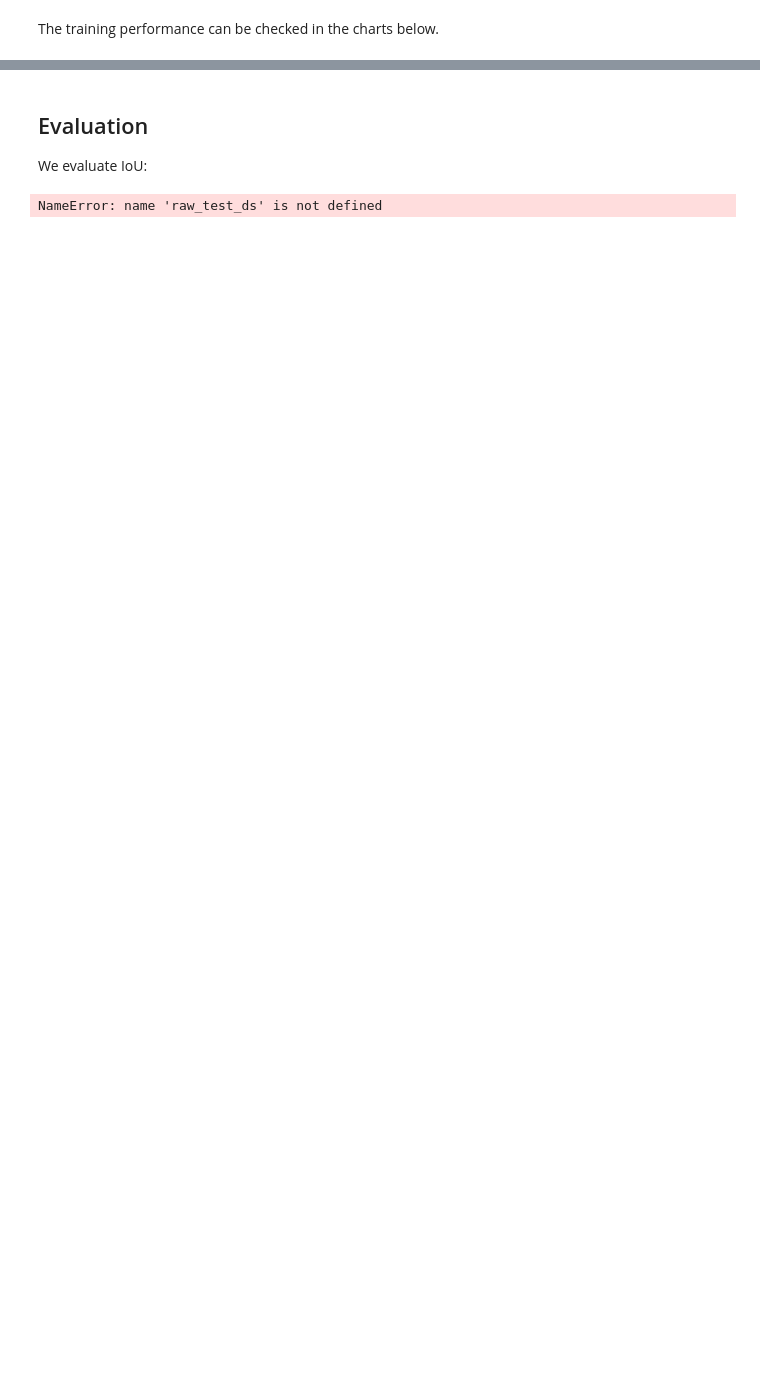
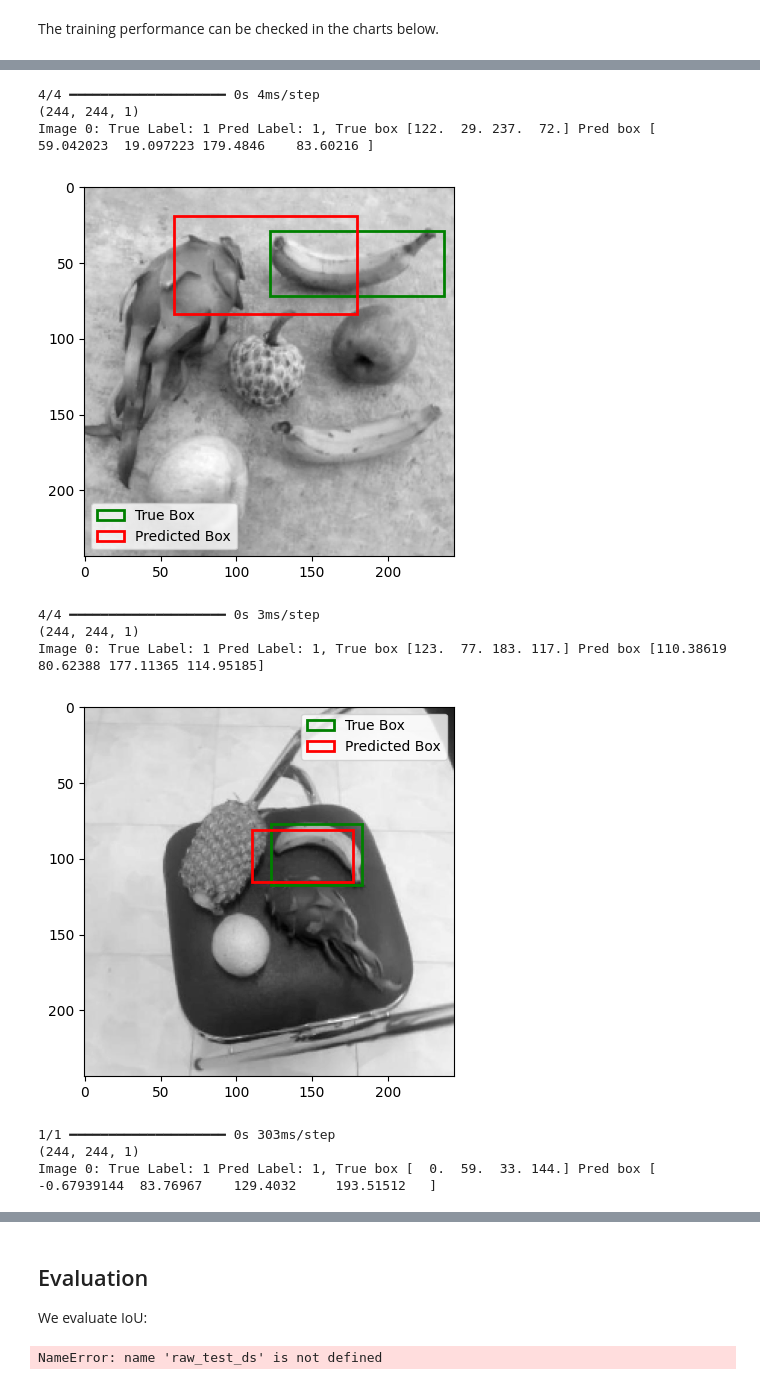
Before and after one commit to miam-bonbon/assignment-computer-vision, a Jupyter notebook: assignment_computer_vision.ipynb, the cells around one changed output, grey strips where cells are left out. Cells and saved outputs as stored; diff of their text form; code cells hidden in the pictures; blank space fills up the shorter version.

Commit message:
learning and predicting

```diff
--- a/assignment_computer_vision.ipynb
+++ b/assignment_computer_vision.ipynb
@@ -649,0 +641,60 @@ plt.show()
+# %%
+# prompt: please predict some examples from the validation set
+
+# Assuming 'validation_ds' is your validation dataset and 'model' is your trained model
+import matplotlib.pyplot as plt
+import matplotlib.patches as patches
+import numpy as np
+
+for image, (label, box) in validation_ds.take(3):  # Predict the first 3 images
+    # Get predictions
+    predictions = model.predict(image)
+
+    # Assuming 'predictions' is a tuple with classification and bounding box
+    predicted_labels = predictions[0]
+    predicted_boxes = predictions[1]
+
+
+    for i in range(1): # Iterate over 1?
+        # Convert image to NumPy array
+        print(image[i].numpy().shape)
+        img = image[i].numpy()[:, :, 0]
+
+        # Get true values
+        true_label = label[i].numpy().argmax()
+        true_box = box[i].numpy()
+
+        # Get predicted values
+        pred_label = predicted_labels[i].argmax()
+        pred_box = predicted_boxes[i]
+        print(f"Image {i}: True Label: {true_label} Pred Label: {pred_label}, True box {true_box} Pred box {pred_box}")
+
+        # Create plot
+        fig, ax = plt.subplots(1)
+        ax.imshow(img, cmap='gray')
+
+
+        # Add true bounding box
+        rect_true = patches.Rectangle((true_box[0], true_box[1]), (true_box[2]-true_box[0]), (true_box[3]-true_box[1]), linewidth=2, edgecolor='g', facecolor='none', label='True Box')
+        ax.add_patch(rect_true)
+
+        # Add predicted bounding box
+        rect_pred = patches.Rectangle((pred_box[0], pred_box[1]), (pred_box[2]-pred_box[0]), (pred_box[3]-pred_box[1]), linewidth=2, edgecolor='r', facecolor='none', label='Predicted Box')
+        ax.add_patch(rect_pred)
+
+        ax.legend()
+
+        # Display the plot
+        plt.show()
+# %% [output]
+4/4 ━━━━━━━━━━━━━━━━━━━━ 0s 4ms/step
+(244, 244, 1)
+Image 0: True Label: 1 Pred Label: 1, True box [122.  29. 237.  72.] Pred box [ 59.042023  19.097223 179.4846    83.60216 ]
+[figure, added]
+4/4 ━━━━━━━━━━━━━━━━━━━━ 0s 3ms/step
+(244, 244, 1)
+Image 0: True Label: 1 Pred Label: 1, True box [123.  77. 183. 117.] Pred box [110.38619  80.62388 177.11365 114.95185]
+[figure, added]
+1/1 ━━━━━━━━━━━━━━━━━━━━ 0s 303ms/step
+(244, 244, 1)
+Image 0: True Label: 1 Pred Label: 1, True box [  0.  59.  33. 144.] Pred box [ -0.67939144  83.76967    129.4032     193.51512   ]
```
Also changed, not shown: parts of 16 cells of this notebook.
